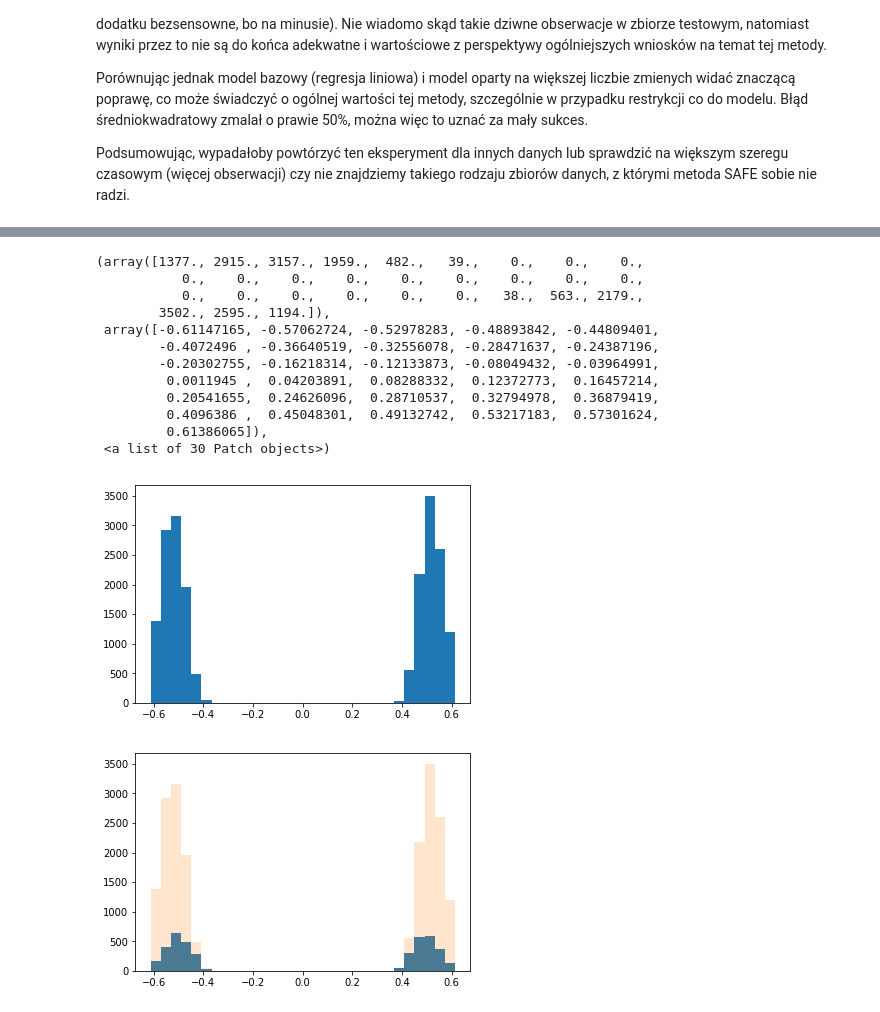
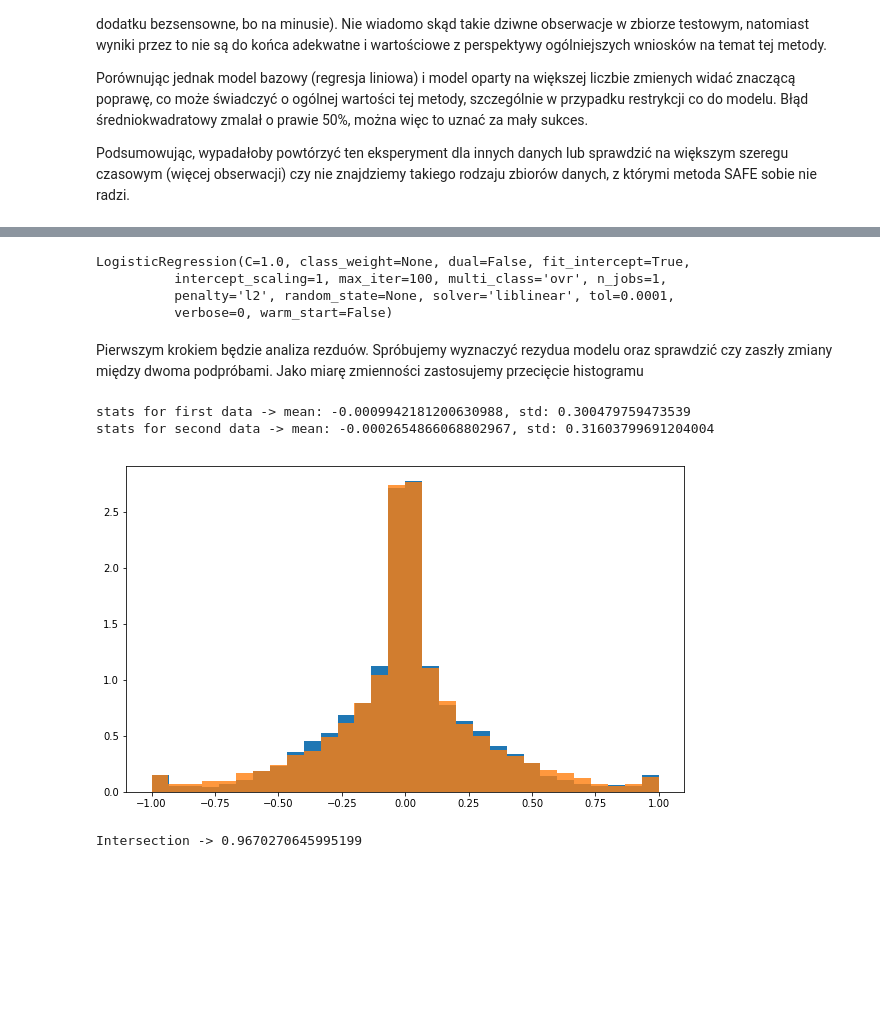
Before and after one commit to pbiecek/InterpretableMachineLearning2018S, a Jupyter notebook: PraceDomowe/PD9/DawidLipskiPD9.ipynb, the cells around one changed output, grey strips where cells are left out. Cells and saved outputs as stored; diff of their text form; code cells hidden in the pictures; blank space fills up the shorter version.

```diff
--- a/PraceDomowe/PD9/DawidLipskiPD9.ipynb
+++ b/PraceDomowe/PD9/DawidLipskiPD9.ipynb
@@ -663,31 +663,43 @@ model.fit(X_0.values, y_0.values)
+# %%
+model0 = LogisticRegression()
+model0.fit(X_0.values, y_0.values)
+
+model1 = LogisticRegression()
+model1.fit(X_1.values, y_1.values)
+# %% [output]
+LogisticRegression(C=1.0, class_weight=None, dual=False, fit_intercept=True,
+          intercept_scaling=1, max_iter=100, multi_class='ovr', n_jobs=1,
+          penalty='l2', random_state=None, solver='liblinear', tol=0.0001,
+          verbose=0, warm_start=False)
+# %% [markdown]
+Pierwszym krokiem będzie analiza rezduów. Spróbujemy wyznaczyć rezydua modelu oraz sprawdzić czy zaszły zmiany między dwoma podpróbami. Jako miarę zmienności zastosujemy przecięcie histogramu
 # %%
-y_0_pred = model.predict_proba(X_test)
-y_1_pred = model.predict_proba(X_1)
+y_0_pred = model0.predict_proba(X_0)[:, 1]
+y_1_pred = model1.predict_proba(X_1)[:, 1]
-# %%
-y_0_pred = [i[0] for i in y_0_pred]
-y_1_pred = [i[0] for i in y_1_pred]
 # %%
-res0 = [i0 - i1 for (i0, i1) in zip(y_0, y_0_pred)]
-res1 = [i0 - i1 for (i0, i1) in zip(y_1, y_1_pred)]
+res0 = y_0 - y_0_pred
+res1 = y_1 - y_1_pred
+# %%
+def intersection_distance(x, y, bins):
+    print(f'stats for first data -> mean: {np.mean(x)}, std: {np.std(x)}')
+    print(f'stats for second data -> mean: {np.mean(y)}, std: {np.std(y)}')
+
+    plt.figure(figsize=(10, 6))
+    h0 = plt.hist(x, bins=bins, normed=True)[0]
+    h1 = plt.hist(y, bins=bins, alpha=0.8, normed=True)[0]
+    plt.show()
+
+    intersection = 0
+    s = 0
+    for i in range(len(h0)):
+        s = s + h0[i]
+        intersection = intersection + min(h0[i], h1[i])
+
+    print(f'Intersection -> {intersection/s}')
 # %%
-plt.hist(res1, bins=30)
+intersection_distance(res0, res1, bins=30)
 # %% [output]
-(array([1377., 2915., 3157., 1959.,  482.,   39.,    0.,    0.,    0.,
-           0.,    0.,    0.,    0.,    0.,    0.,    0.,    0.,    0.,
-           0.,    0.,    0.,    0.,    0.,    0.,   38.,  563., 2179.,
-        3502., 2595., 1194.]),
- array([-0.61147165, -0.57062724, -0.52978283, -0.48893842, -0.44809401,
-        -0.4072496 , -0.36640519, -0.32556078, -0.28471637, -0.24387196,
-        -0.20302755, -0.16218314, -0.12133873, -0.08049432, -0.03964991,
-         0.0011945 ,  0.04203891,  0.08288332,  0.12372773,  0.16457214,
-         0.20541655,  0.24626096,  0.28710537,  0.32794978,  0.36879419,
-         0.4096386 ,  0.45048301,  0.49132742,  0.53217183,  0.57301624,
-         0.61386065]),
- <a list of 30 Patch objects>)
+stats for first data -> mean: -0.0009942181200630988, std: 0.300479759473539
+stats for second data -> mean: -0.0002654866068802967, std: 0.31603799691204004
-[figure, old version]
+[figure, new version]
+Intersection -> 0.9670270645995199
-# %%
-plt.hist(res0, bins=30)
-plt.hist(res1, bins=30, alpha=0.2)
-plt.show()
-# %% [output]
-[figure, removed]
```
Also changed, not shown: parts of 19 cells of this notebook.
